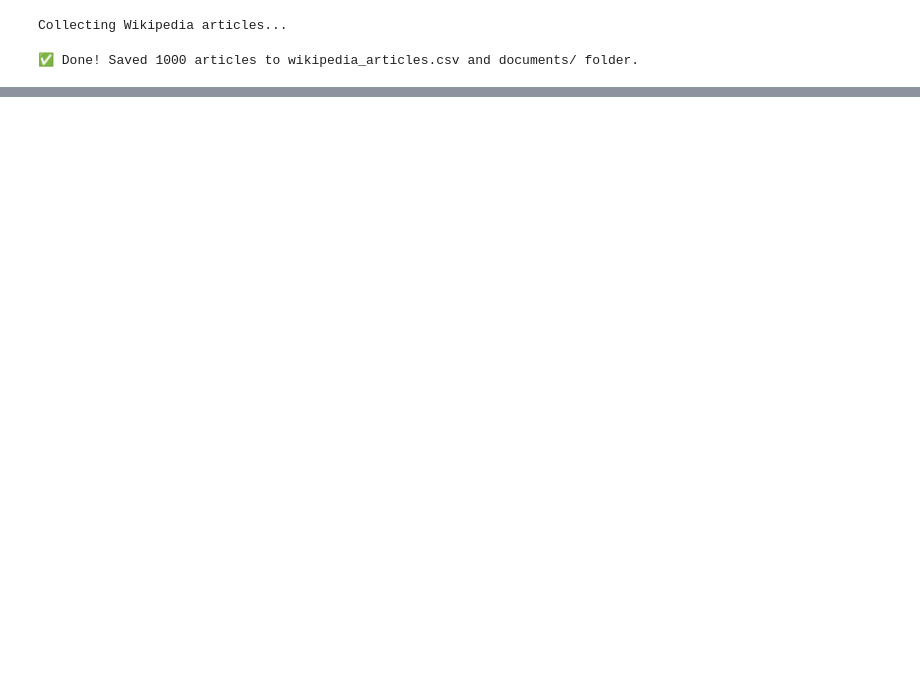
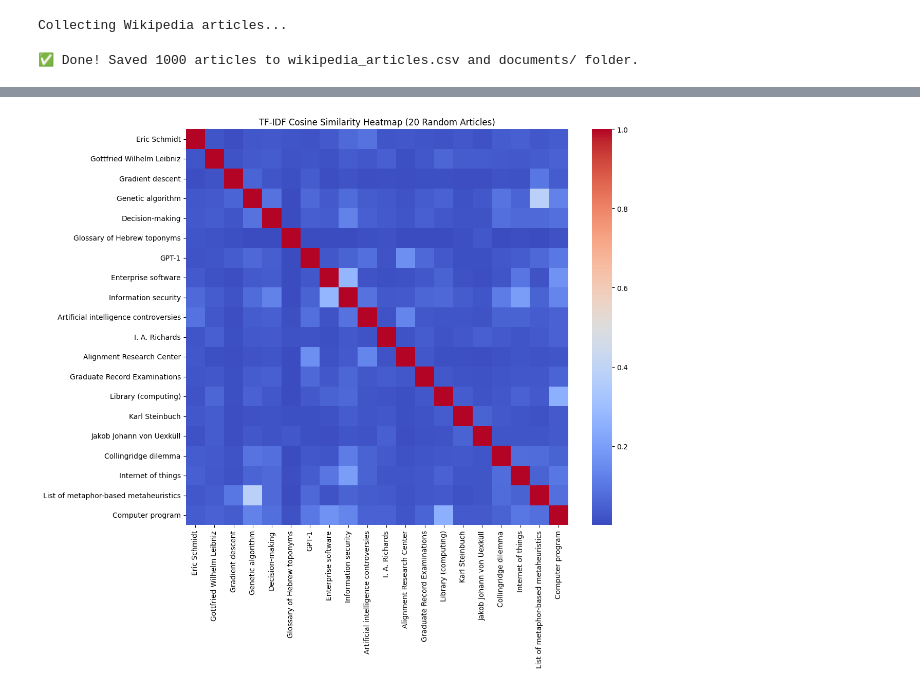
Before and after one commit to MNOWAK1234/PUTcourses, a Jupyter notebook: IR/Project2/Project2.ipynb, the cells around one changed output, grey strips where cells are left out. Cells and saved outputs as stored; diff of their text form; code cells hidden in the pictures; blank space fills up the shorter version.

```diff
--- a/IR/Project2/Project2.ipynb
+++ b/IR/Project2/Project2.ipynb
@@ -139,0 +180,17 @@ df_final.to_parquet("cleaned_articles.parquet", engine="pyarrow", index=False)
+# %%
+from sklearn.feature_extraction.text import TfidfVectorizer
+
+tfidf = TfidfVectorizer(
+    stop_words="english",
+    ngram_range=(1,1),
+    max_df=0.95,
+    min_df=2
+)
+
+tfidf_matrix = tfidf.fit_transform(df['text'])
+
+df_tfidf = pd.DataFrame(
+    tfidf_matrix.toarray(),
+    index=df['article_title'],   # or df.index
+    columns=tfidf.get_feature_names_out()
+)
@@ -139,0 +410,26 @@ df_final.to_parquet("cleaned_articles.parquet", engine="pyarrow", index=False)
+# %%
+import matplotlib.pyplot as plt
+import seaborn as sns
+import numpy as np
+from scipy.spatial.distance import cosine
+
+# ---------------------------
+# Sample 20 random articles
+# ---------------------------
+sample_articles = df.sample(20, random_state=42)
+titles = sample_articles['article_title'].tolist()
+# %%
+# ---------------------------
+# TF-IDF similarity
+# ---------------------------
+tfidf_vectors = df_tfidf.loc[titles].to_numpy()
+tfidf_sim = 1 - np.array([[cosine(v1, v2) for v2 in tfidf_vectors] for v1 in tfidf_vectors])
+
+plt.figure(figsize=(12,10))
+sns.heatmap(tfidf_sim, xticklabels=titles, yticklabels=titles, cmap="coolwarm", annot=False)
+plt.title("TF-IDF Cosine Similarity Heatmap (20 Random Articles)")
+plt.xticks(rotation=90)
+plt.yticks(rotation=0)
+plt.show()
+# %% [output]
+[figure, added]
```
Also changed, not shown: parts of 28 cells of this notebook.
